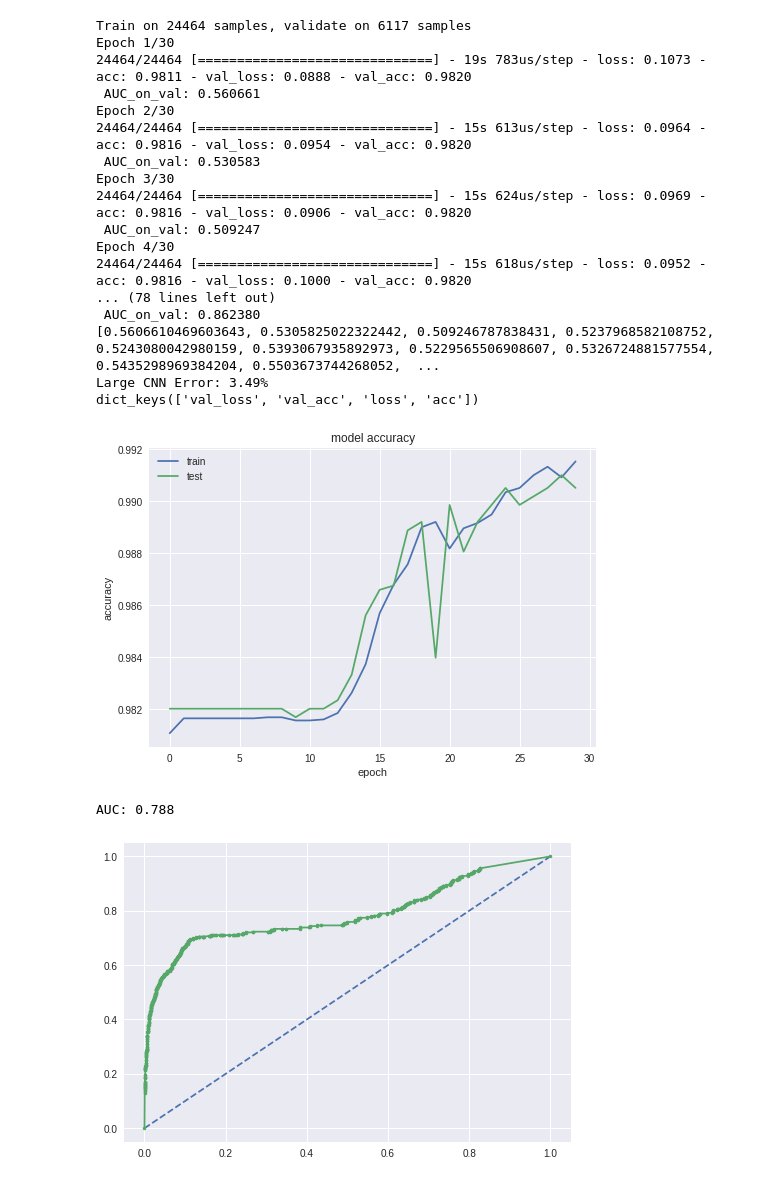
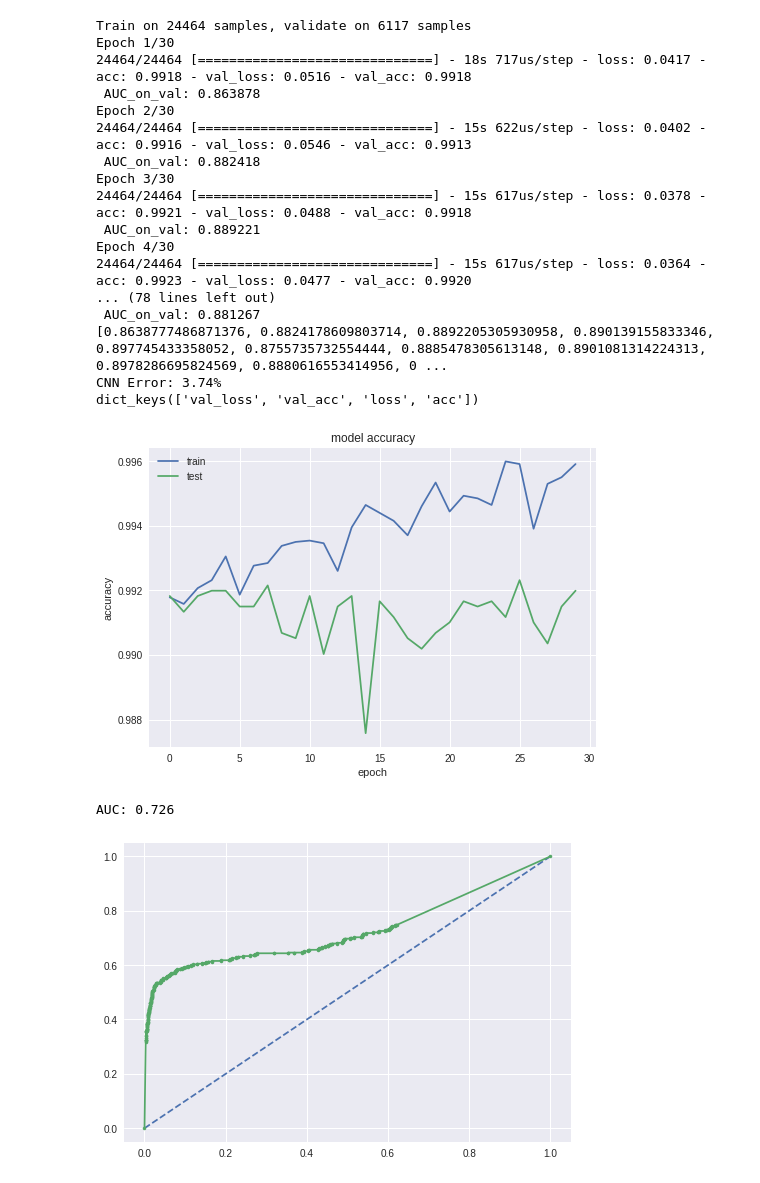
Before and after one commit to hannape/CNN-pierwsze-podejscie, a Jupyter notebook: CNN_modified.ipynb, the cells around one changed output. Saved outputs shown, nothing was run; the diff lists cells and outputs as text; code cells hidden in the pictures.

```diff
--- a/CNN_modified.ipynb
+++ b/CNN_modified.ipynb
@@ -115,6 +118,6 @@ class Histories(keras.callbacks.Callback):
 # %%
-# build the model
-model = larger_model()
+from keras.models import load_model
+model = load_model('drive/My Drive/Colab Notebooks/models/CNN_30e.h5')
 # Fit the model
 histories = Histories()
 history = model.fit(X_train, y_train, validation_data=(X_val, y_val), epochs=30, batch_size=32, callbacks=[histories])
@@ -131,43 +134,43 @@ plt.plot(history.history['val_acc'])
 plt.title('model accuracy')
 plt.ylabel('accuracy')
 plt.xlabel('epoch')
 plt.legend(['train', 'test'], loc='upper left')
 plt.show()
 
 # calculate AUC
 probs = model.predict_proba(X_test)
 # keep probabilities for the positive outcome only
 probs = probs[:, 1]
 y_test2 = numpy.load('drive/My Drive/y_test.npy')  # osobno, bo inny wymiar
 
 auc = roc_auc_score(y_test2, probs)
 print('AUC: %.3f' % auc)
 
 fpr, tpr, thresholds = roc_curve(y_test2, probs)
 # plot no skill
 pyplot.plot([0, 1], [0, 1], linestyle='--')
 # plot the roc curve for the model
 pyplot.plot(fpr, tpr, marker='.')
 # show the plot
 pyplot.show()
 # %% [output]
 Train on 24464 samples, validate on 6117 samples
 Epoch 1/30
-24464/24464 [==============================] - 19s 783us/step - loss: 0.1073 - acc: 0.9811 - val_loss: 0.0888 - val_acc: 0.9820
- AUC_on_val: 0.560661
+24464/24464 [==============================] - 18s 717us/step - loss: 0.0417 - acc: 0.9918 - val_loss: 0.0516 - val_acc: 0.9918
+ AUC_on_val: 0.863878
 Epoch 2/30
-24464/24464 [==============================] - 15s 613us/step - loss: 0.0964 - acc: 0.9816 - val_loss: 0.0954 - val_acc: 0.9820
- AUC_on_val: 0.530583
+24464/24464 [==============================] - 15s 622us/step - loss: 0.0402 - acc: 0.9916 - val_loss: 0.0546 - val_acc: 0.9913
+ AUC_on_val: 0.882418
 Epoch 3/30
-24464/24464 [==============================] - 15s 624us/step - loss: 0.0969 - acc: 0.9816 - val_loss: 0.0906 - val_acc: 0.9820
- AUC_on_val: 0.509247
+24464/24464 [==============================] - 15s 617us/step - loss: 0.0378 - acc: 0.9921 - val_loss: 0.0488 - val_acc: 0.9918
+ AUC_on_val: 0.889221
 Epoch 4/30
-24464/24464 [==============================] - 15s 618us/step - loss: 0.0952 - acc: 0.9816 - val_loss: 0.1000 - val_acc: 0.9820
+24464/24464 [==============================] - 15s 617us/step - loss: 0.0364 - acc: 0.9923 - val_loss: 0.0477 - val_acc: 0.9920
 ... (78 lines left out)
- AUC_on_val: 0.862380
-[0.5606610469603643, 0.5305825022322442, 0.509246787838431, 0.5237968582108752, 0.5243080042980159, 0.5393067935892973, 0.5229565506908607, 0.5326724881577554, 0.5435298969384204, 0.5503673744268052,  ...
-Large CNN Error: 3.49%
+ AUC_on_val: 0.881267
+[0.8638777486871376, 0.8824178609803714, 0.8892205305930958, 0.890139155833346, 0.897745433358052, 0.8755735732554444, 0.8885478305613148, 0.8901081314224313, 0.8978286695824569, 0.8880616553414956, 0 ...
+CNN Error: 3.74%
 dict_keys(['val_loss', 'val_acc', 'loss', 'acc'])
-[figure, old version]
+[figure, new version]
-AUC: 0.788
+AUC: 0.726
-[figure, old version]
+[figure, new version]
```
Also changed, not shown: parts of 5 cells of this notebook.
